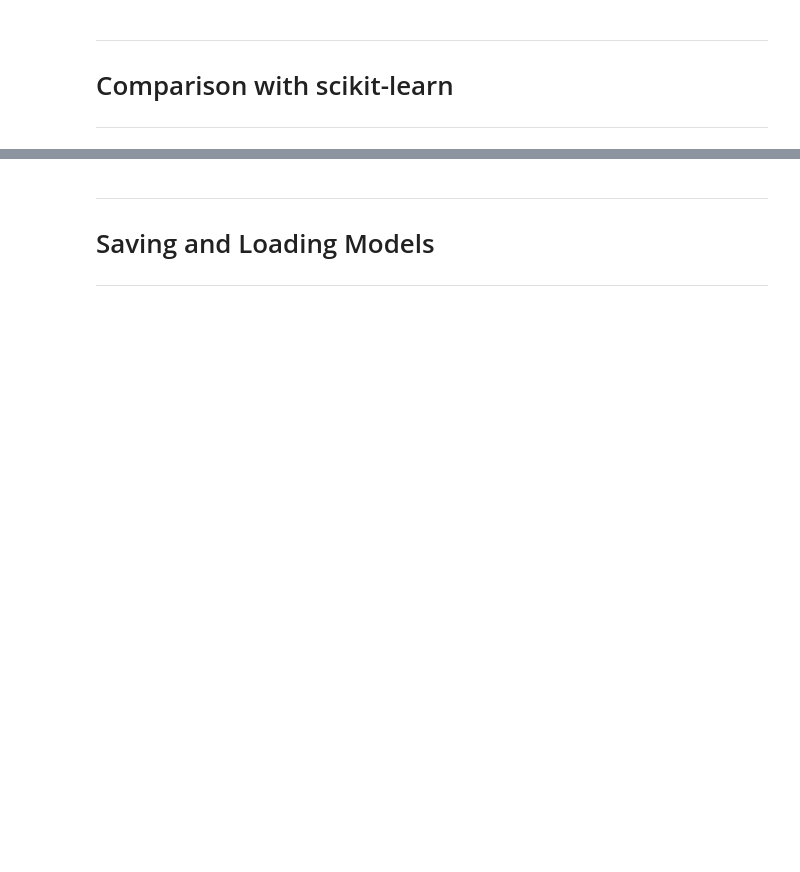
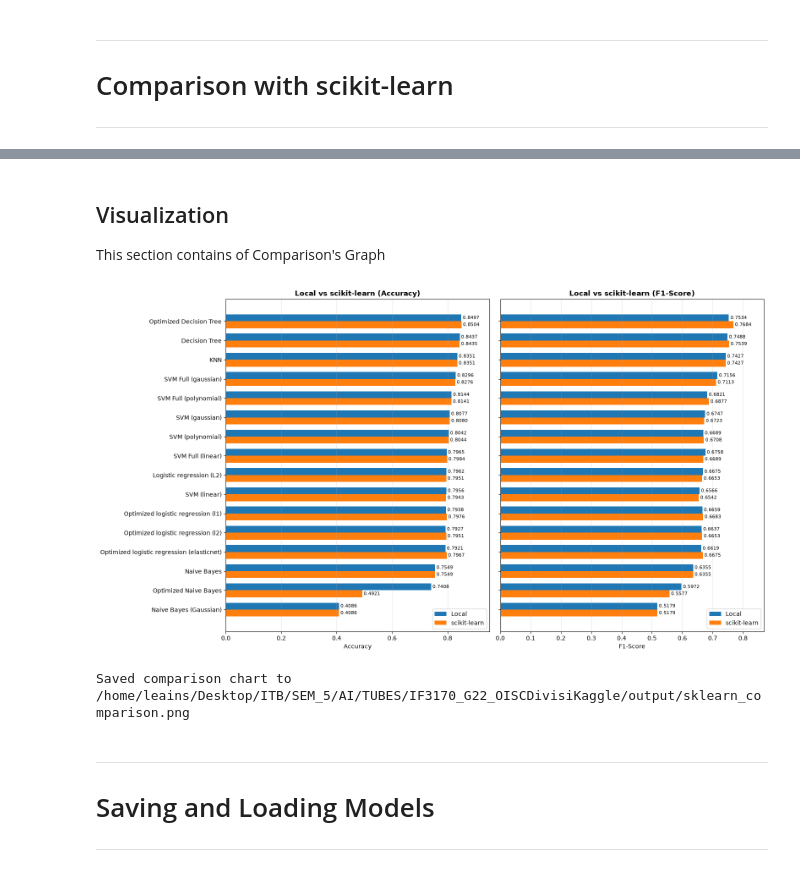
Before and after one commit to ValentinoDan/IF3170_G22_OISCDivisiKaggle, a Jupyter notebook: src/notebook.ipynb, the cells around one changed output, grey strips where cells are left out. Saved outputs shown, nothing was run; the diff lists cells and outputs as text; code cells hidden in the pictures; blank space fills up the shorter version.

```diff
--- a/src/notebook.ipynb
+++ b/src/notebook.ipynb
@@ -1392,3 +1462,52 @@ display(comparison_scores.round(4))
+# %% [markdown]
+## Visualization
+
+This section contains of Comparison's Graph
+# %%
+# Visualization
+acc_piv = comparison_scores["accuracy"].unstack("implementation")[["local", "sklearn"]]
+f1_piv = comparison_scores["f1"].unstack("implementation")[["local", "sklearn"]]
+
+# Sorted
+order = acc_piv.sort_values("local", ascending=True).index
+acc_piv = acc_piv.loc[order]
+f1_piv = f1_piv.loc[order]
+
+y_pos = np.arange(len(order))
+bar_h = 0.36
+
+fig, axes = plt.subplots(1, 2, figsize=(16, max(5, 0.55 * len(order))), sharey=True)
+
+for ax, piv, metric_label in (
+    (axes[0], acc_piv, "Accuracy"),
+    (axes[1], f1_piv, "F1-Score"),
+):
+    bars_local = ax.barh(y_pos + bar_h / 2, piv["local"], height=bar_h, label="Local", color="#1f77b4")
+    bars_skl = ax.barh(y_pos - bar_h / 2, piv["sklearn"], height=bar_h, label="scikit-learn", color="#ff7f0e")
+
+    for bars in (bars_local, bars_skl):
+        for bar in bars:
+            w = bar.get_width()
+            ax.text(w + 0.005, bar.get_y() + bar.get_height() / 2, f"{w:.4f}", va="center", fontsize=8)
+
+    ax.set_title(f"Local vs scikit-learn ({metric_label})", fontweight="bold")
+    ax.set_xlabel(metric_label)
+    ax.set_xlim(0, min(1.08, max(piv.max().max() + 0.10, 0.5)))
+    ax.grid(axis="x", alpha=0.3)
+    ax.legend(loc="lower right")
+
+axes[0].set_yticks(y_pos)
+axes[0].set_yticklabels(order)
+plt.tight_layout()
+
+# Output
+comp_fig_path = CFG.OUTPUT_DIR / "sklearn_comparison.png"
+fig.savefig(comp_fig_path, dpi=160, bbox_inches="tight")
+plt.show()
+print(f"Saved comparison chart to {comp_fig_path}")
+# %% [output]
+[figure, added]
+Saved comparison chart to /home/leains/Desktop/ITB/SEM_5/AI/TUBES/IF3170_G22_OISCDivisiKaggle/output/sklearn_comparison.png
 # %% [markdown]
 ---
 
```
Also changed, not shown: parts of 17 cells of this notebook, 2 other files.
